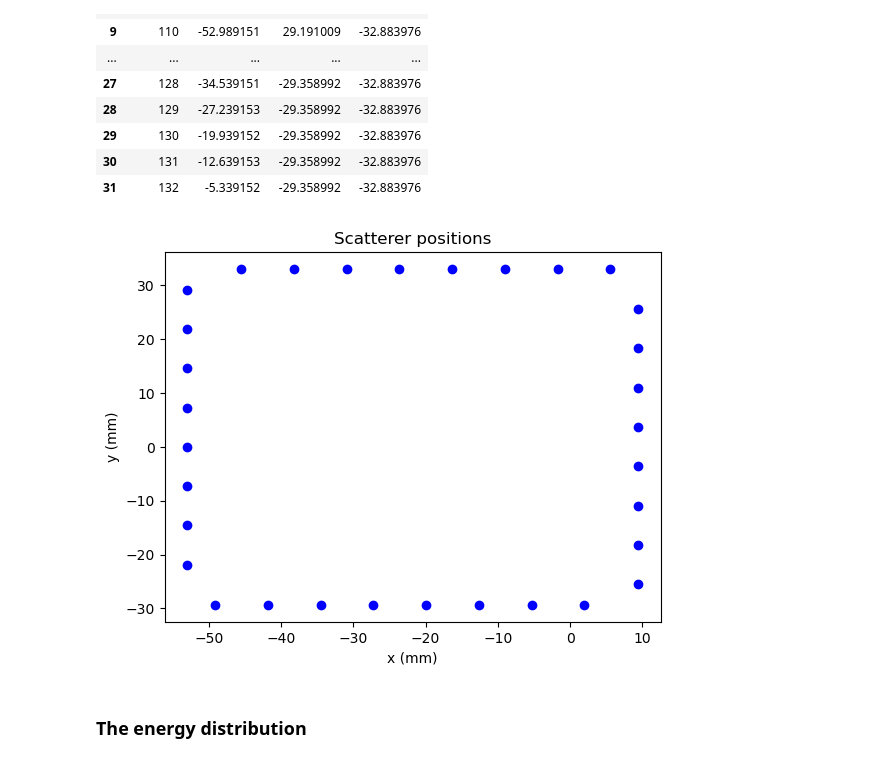
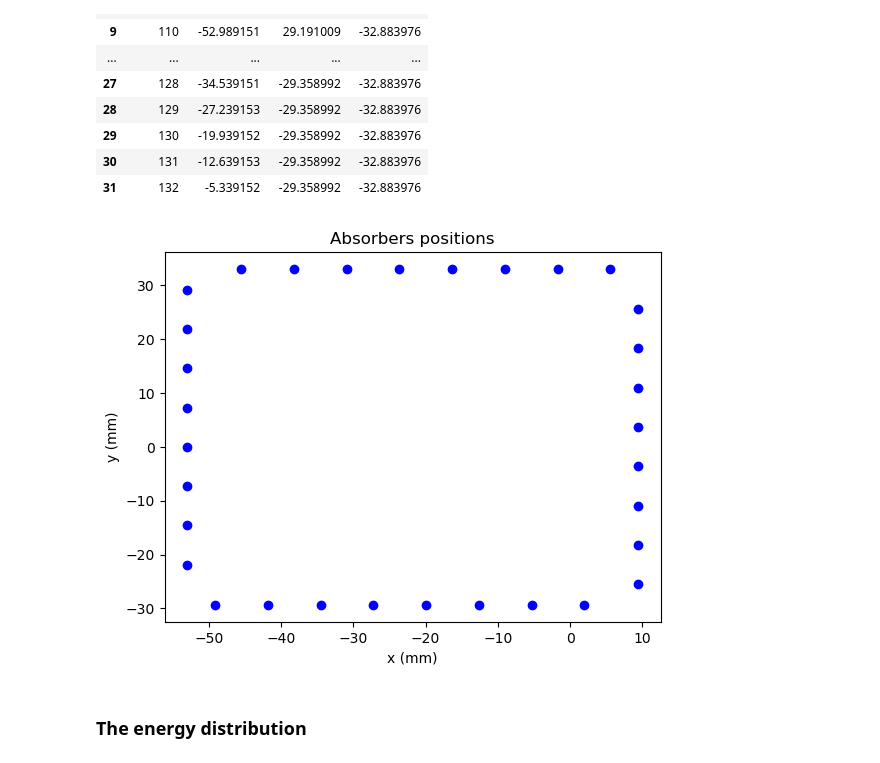
Before and after one commit to giovixo/g4cusp, a Jupyter notebook: notebooks/test_uniform_beam_input_fits.ipynb, the cells around one changed output. Drawn from its saved outputs; the diff is of its cells as text; code cells hidden in the pictures.

```diff
--- a/notebooks/test_uniform_beam_input_fits.ipynb
+++ b/notebooks/test_uniform_beam_input_fits.ipynb
@@ -11,7 +11,7 @@ import matplotlib.pyplot as plt
 # %% [markdown]
 Read the fits event file
 # %%
-hdul = fits.open("scorefile.fits")
+hdul = fits.open("scorefile_test.fits")
 hdul.info()
 
 events = hdul[1].data
@@ -315,16 +315,16 @@ look_up_table
 # %%
 position_x = []
 position_y = []
 for i in range(len(look_up_table)):
     position_x.append(look_up_table.iloc[i,1])
     position_y.append(look_up_table.iloc[i,2])
 
-plt.title('Scatterer positions')
+plt.title('Absorbers positions')
 plt.xlabel('x (mm)')
 plt.ylabel('y (mm)')
 plt.plot(position_x, position_y, 'o', color='blue');
 # %% [output]
-[figure, old version]
+[figure, new version]
 # %% [markdown]
 ### The energy distribution
 # %%
```
Also changed, not shown: parts of 1 cell of this notebook, 10 other files.
